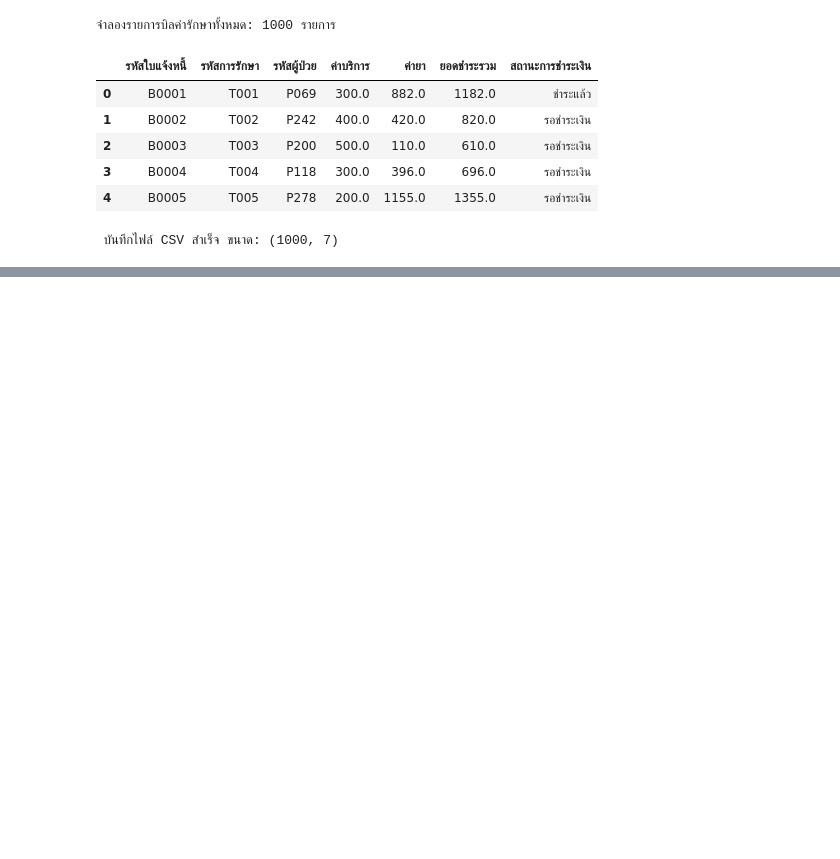
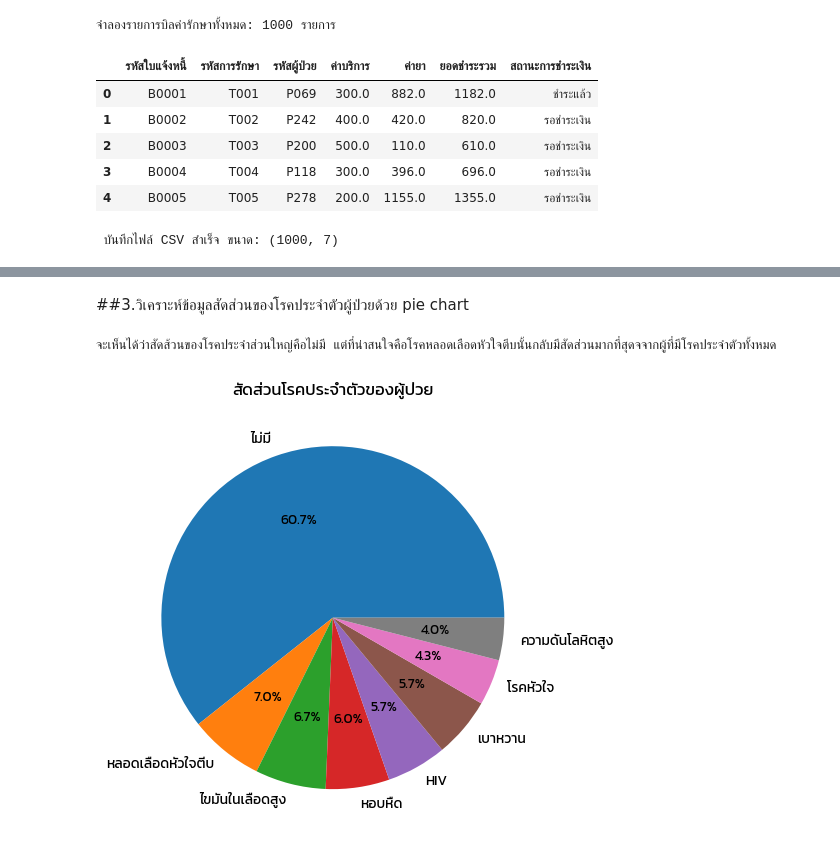
Before and after one commit to Nxpze/essencial-project1, a Jupyter notebook: Clinic_Python.ipynb, the cells around one changed output, grey strips where cells are left out. Cells and saved outputs as stored; diff of their text form; code cells hidden in the pictures; blank space fills up the shorter version.

Commit message:
วิเคราะห์ข้อมูลครบถ้วนสมบูรณ์ทั้ง PANDAS SQL สร้างกราฟสร้างไฟล์ Database (SQLite) เพิ่ม Section ให้เป็นระบบมากขึ้นจัดรูปหน้าของไฟล์ให้รันและอ่านง่ายมากขึ้น

```diff
--- a/Clinic_Python.ipynb
+++ b/Clinic_Python.ipynb
@@ -1138,0 +1195,29 @@ print("\n\n บันทึกไฟล์ CSV สำเร็จ ขนาด:"
+# %%
+#เพิ่มฟังก์ชั่นคำนวณช่วงอายุ
+def Age_range(age):
+    if age <= 5:
+        return "ทารกหรือเด็กเล็ก"
+    elif age <= 12:
+        return "วัยเรียน"
+    elif age <= 19:
+        return "วัยรุ่น"
+    elif age <= 39:
+        return "วัยทำงาน/วัยผู้ใหญ่"
+    elif age <= 60:
+        return "วัยกลางคน"
+    else:
+        return "วัยสูงอายุ"
+#อ่านข้อมูลทั้งหมดจากไฟลืข้อมูลที่เก็บไว้
+main_df = pd.read_csv("https://raw.githubusercontent.com/Nxpze/essencial-project1/refs/heads/analys-branch/all%20model/medical_records.csv")
+main_df['เวลารักษา'] = pd.to_datetime(main_df['เวลารักษา'], format='%d/%m/%Y %H:%M')
+patient_info = pd.read_csv("https://raw.githubusercontent.com/Nxpze/essencial-project1/refs/heads/analys-branch/all%20model/patients_model.csv")
+patient_info["วันเกิด"] = pd.to_datetime(patient_info["วันเกิด"])
+bills_info = pd.read_csv("https://raw.githubusercontent.com/Nxpze/essencial-project1/refs/heads/analys-branch/all%20model/patients_bills.csv")
+
+patient_info["age_range"] = patient_info["อายุ"].apply(Age_range)
+display(main_df.head())
+print(f"\n ขนาดข้อมูลของ main : {main_df.shape}\n")
+display(patient_info.head())
+print(f"\n ขนาดข้อมูลของ patient : {patient_info.shape}\n")
+display(bills_info.head())
+print(f"\n ขนาดข้อมูลของ bills : {bills_info.shape} \n")
@@ -1138,0 +1327,14 @@ print("\n\n บันทึกไฟล์ CSV สำเร็จ ขนาด:"
+# %% [markdown]
+##3.วิเคราะห์ข้อมูลสัดส่วนของโรคประจำตัวผู้ป่วยด้วย pie chart
+# %%
+#วิเคราะห์ข้อมูลสัดส่วนของโรคประจำตัวผู้ป่วยด้วย pie chart
+print(f'จะเห็นได้ว่าสัดส้วนของโรคประจำส่วนใหญ่คือไม่มี แต่ที่น่าสนใจคือโรคหลอดเลือดหัวใจตีบนั้นกลับมีสัดส่วนมากที่สุดจจากผู้ที่มีโรคประจำตัวทั้งหมด\n\n')
+patient_info["โรคประจำตัว"].value_counts().plot(
+    kind="pie", autopct="%.1f%%", title="สัดส่วนโรคประจำตัวของผู้ป่วย"
+)
+plt.ylabel("")
+plt.tight_layout()
+plt.show()
+# %% [output]
+จะเห็นได้ว่าสัดส้วนของโรคประจำส่วนใหญ่คือไม่มี แต่ที่น่าสนใจคือโรคหลอดเลือดหัวใจตีบนั้นกลับมีสัดส่วนมากที่สุดจจากผู้ที่มีโรคประจำตัวทั้งหมด
+[figure, added]
```
Also changed, not shown: parts of 42 cells of this notebook.
